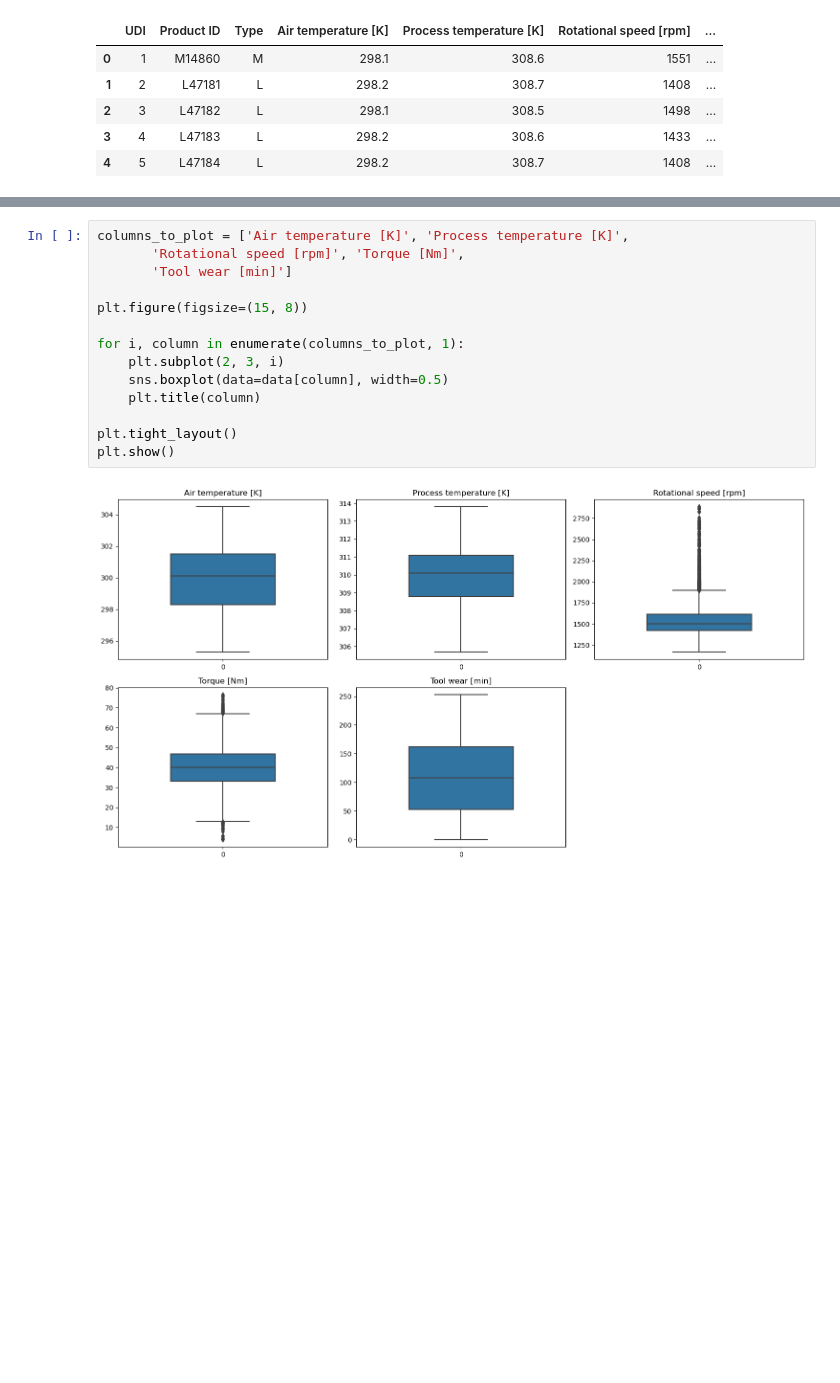
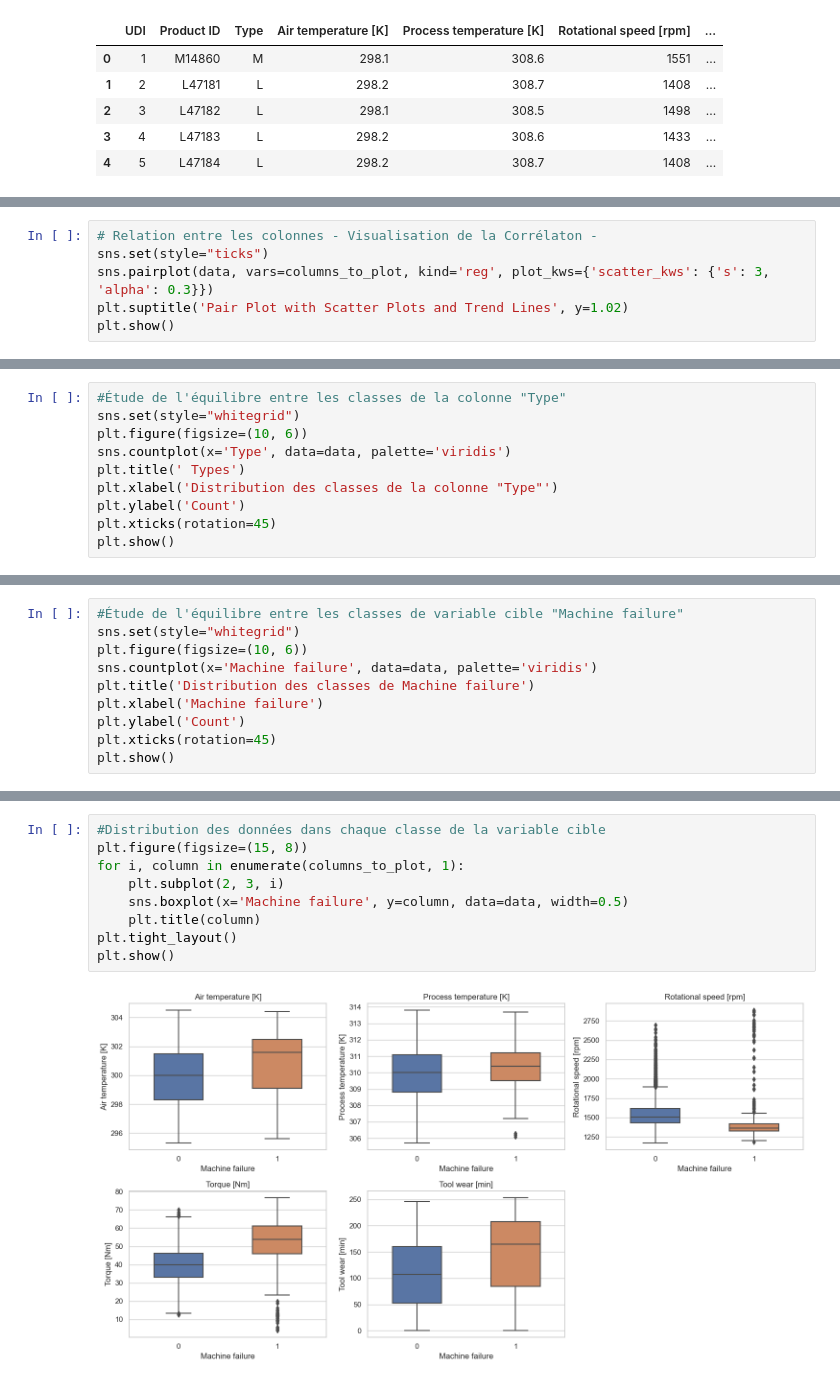
Before and after one commit to fatihamaazaz/MLOps_Project-Predictive_Maintenance, a Jupyter notebook: notebooks/Data_Exploration.ipynb, the cells around one changed output, grey strips where cells are left out. Cells and saved outputs as stored; diff of their text form; blank space fills up the shorter version.

Commit message:
Exploration de données - suite -

```diff
--- a/notebooks/Data_Exploration.ipynb
+++ b/notebooks/Data_Exploration.ipynb
@@ -65,0 +177,6 @@ plt.show()
+# %%
+# Relation entre les colonnes - Visualisation de la Corrélaton -
+sns.set(style="ticks")
+sns.pairplot(data, vars=columns_to_plot, kind='reg', plot_kws={'scatter_kws': {'s': 3, 'alpha': 0.3}})
+plt.suptitle('Pair Plot with Scatter Plots and Trend Lines', y=1.02)
+plt.show()
@@ -65,0 +189,10 @@ plt.show()
+# %%
+#Étude de l'équilibre entre les classes de la colonne "Type"
+sns.set(style="whitegrid")
+plt.figure(figsize=(10, 6))
+sns.countplot(x='Type', data=data, palette='viridis')
+plt.title(' Types')
+plt.xlabel('Distribution des classes de la colonne "Type"')
+plt.ylabel('Count')
+plt.xticks(rotation=45)
+plt.show()
@@ -65,0 +203,10 @@ plt.show()
+# %%
+#Étude de l'équilibre entre les classes de variable cible "Machine failure"
+sns.set(style="whitegrid")
+plt.figure(figsize=(10, 6))
+sns.countplot(x='Machine failure', data=data, palette='viridis')
+plt.title('Distribution des classes de Machine failure')
+plt.xlabel('Machine failure')
+plt.ylabel('Count')
+plt.xticks(rotation=45)
+plt.show()
@@ -66,16 +217,11 @@ plt.show()
 # %%
-columns_to_plot = ['Air temperature [K]', 'Process temperature [K]',
-       'Rotational speed [rpm]', 'Torque [Nm]',
-       'Tool wear [min]']
-
+#Distribution des données dans chaque classe de la variable cible
 plt.figure(figsize=(15, 8))
-
 for i, column in enumerate(columns_to_plot, 1):
     plt.subplot(2, 3, i)
-    sns.boxplot(data=data[column], width=0.5)
+    sns.boxplot(x='Machine failure', y=column, data=data, width=0.5)
     plt.title(column)
-
 plt.tight_layout()
 plt.show()
 # %% [output]
-[figure, old version]
+[figure, new version]
```
Also changed, not shown: parts of 35 cells of this notebook.
